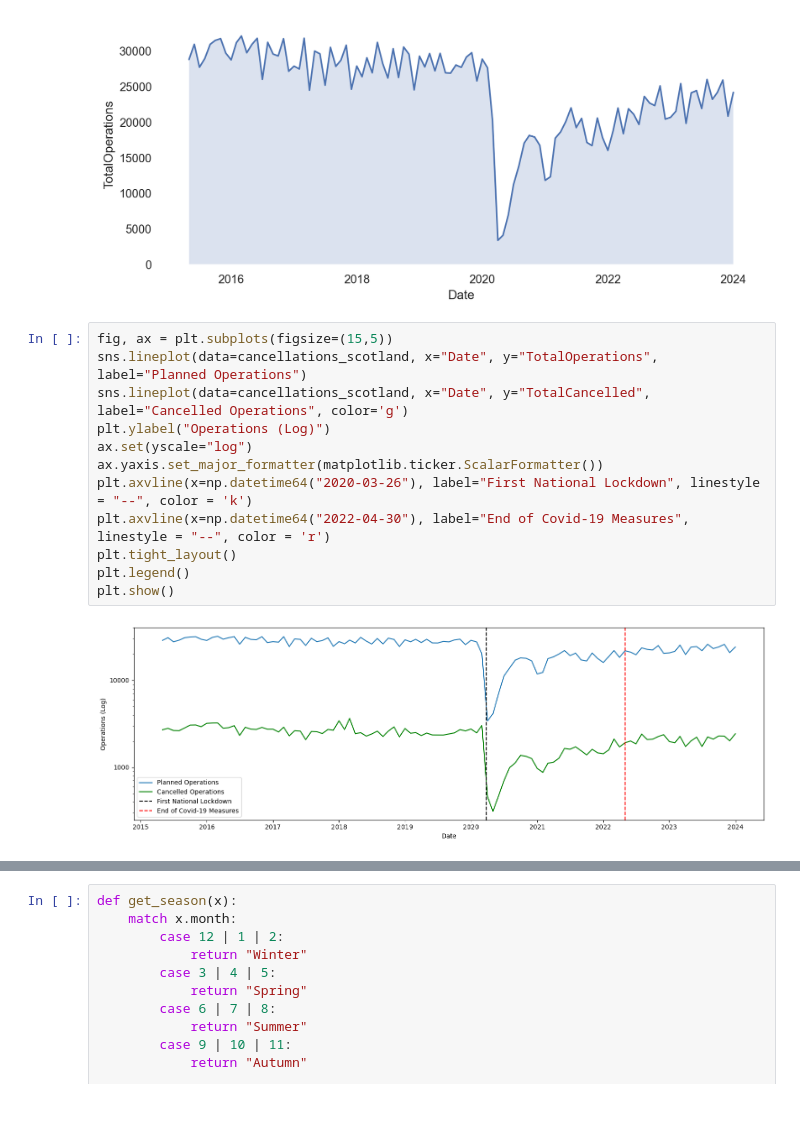
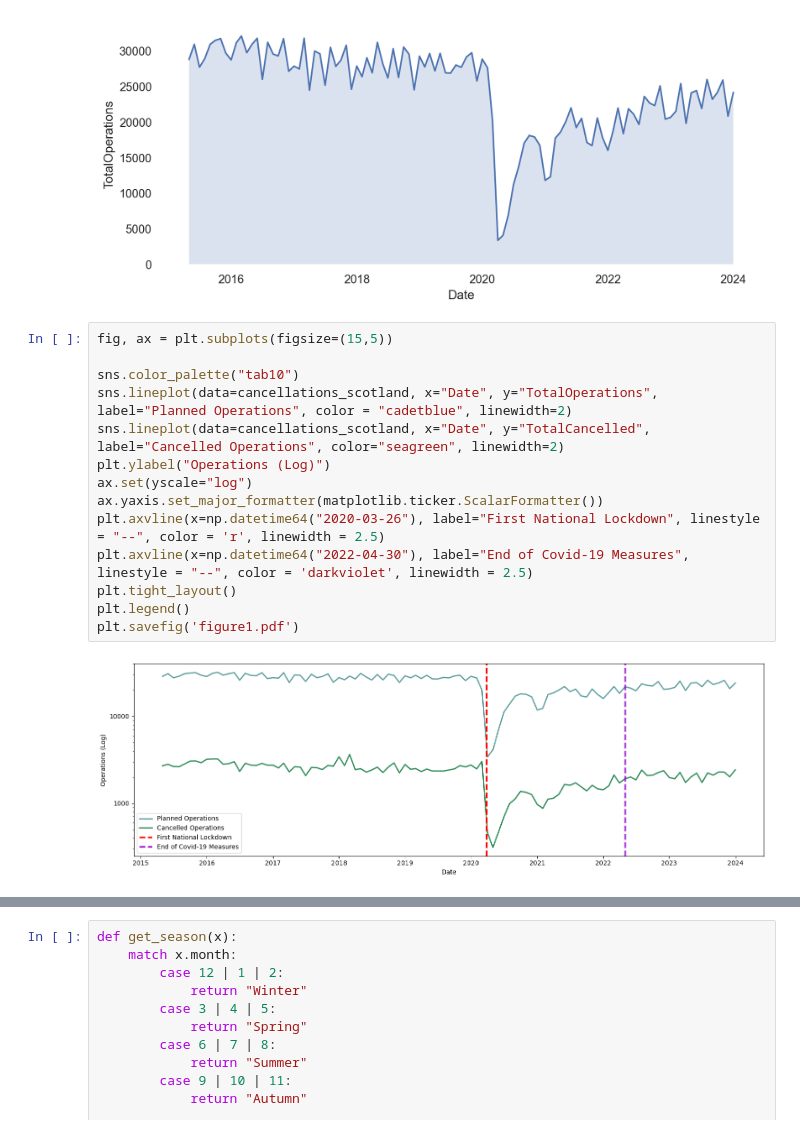
Before and after one commit to brianej/fdscw3, a Jupyter notebook: q1.ipynb, the cells around one changed output, grey strips where cells are left out. Saved outputs shown, nothing was run; the diff lists cells and outputs as text.

```diff
--- a/q1.ipynb
+++ b/q1.ipynb
@@ -80,17 +80,19 @@ scot.add(so.Area(edgewidth=0)).add(so.Line())
 [figure]
 # %%
 fig, ax = plt.subplots(figsize=(15,5))
-sns.lineplot(data=cancellations_scotland, x="Date", y="TotalOperations", label="Planned Operations")
-sns.lineplot(data=cancellations_scotland, x="Date", y="TotalCancelled", label="Cancelled Operations", color='g')
+
+sns.color_palette("tab10")
+sns.lineplot(data=cancellations_scotland, x="Date", y="TotalOperations", label="Planned Operations", color = "cadetblue", linewidth=2)
+sns.lineplot(data=cancellations_scotland, x="Date", y="TotalCancelled", label="Cancelled Operations", color="seagreen", linewidth=2)
 plt.ylabel("Operations (Log)")
 ax.set(yscale="log")
 ax.yaxis.set_major_formatter(matplotlib.ticker.ScalarFormatter())
-plt.axvline(x=np.datetime64("2020-03-26"), label="First National Lockdown", linestyle = "--", color = 'k')
-plt.axvline(x=np.datetime64("2022-04-30"), label="End of Covid-19 Measures", linestyle = "--", color = 'r')
+plt.axvline(x=np.datetime64("2020-03-26"), label="First National Lockdown", linestyle = "--", color = 'r', linewidth = 2.5)
+plt.axvline(x=np.datetime64("2022-04-30"), label="End of Covid-19 Measures", linestyle = "--", color = 'darkviolet', linewidth = 2.5)
 plt.tight_layout()
 plt.legend()
-plt.show()
+plt.savefig('figure1.pdf')
 # %% [output]
-[figure, old version]
+[figure, new version]
 # %%
 fig, axs = plt.subplots(2, figsize=(15,8))
```
Also changed, not shown: parts of 1 cell of this notebook, 1 other file.
